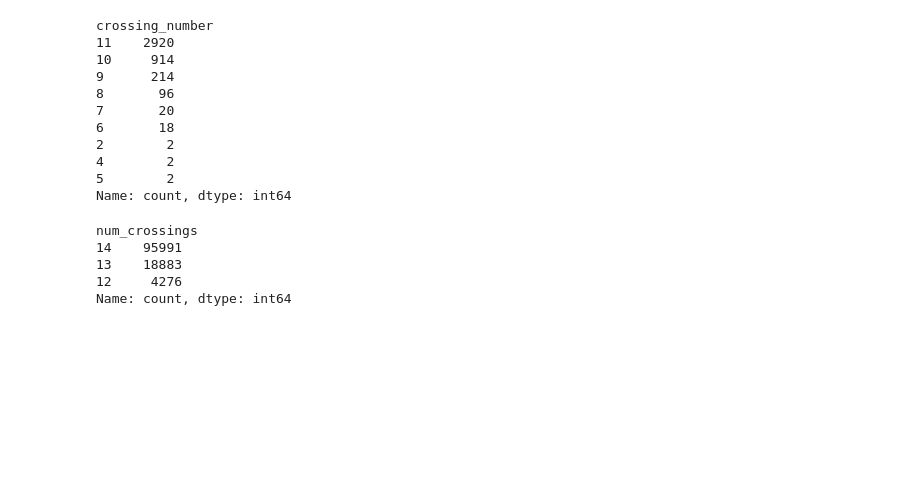
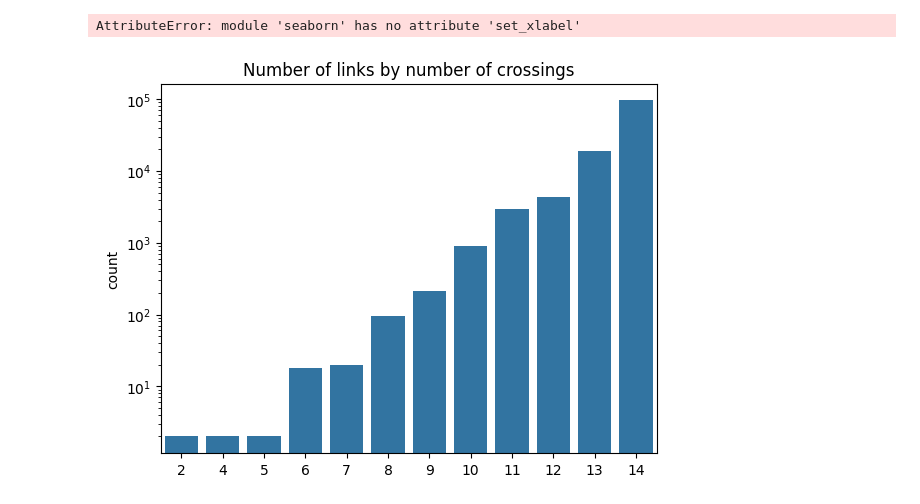
Before and after one commit to seohyeonlee2020/computational-ribbon-search, a Jupyter notebook: exploration/num_crossings_ribbons.ipynb, the cells around one changed output. Cells and saved outputs as stored; diff of their text form; code cells hidden in the pictures; blank space fills up the shorter version.

```diff
--- a/exploration/num_crossings_ribbons.ipynb
+++ b/exploration/num_crossings_ribbons.ipynb
@@ -13,22 +17,13 @@ df_1214_short = df_1214[['name_unoriented', 'num_crossings']]
 # %%
-linkinfo_short.value_counts('crossing_number')
+low_crossings = linkinfo_short.value_counts('crossing_number')
+higher_crossings = df_1214_short.value_counts('num_crossings')
+links_by_crossings = pd.concat([low_crossings, higher_crossings], axis=0).sort_values()
-# %% [output]
-crossing_number
-11    2920
-10     914
-9      214
-8       96
-7       20
-6       18
-2        2
-4        2
-5        2
-Name: count, dtype: int64
 # %%
-df_1214_short.value_counts('num_crossings')
+sb.barplot(links_by_crossings, log=True)
+plt.title('Number of links by number of crossings')
+plt.xlabel('# crossings')
+plt.ylabel('# links')
+plt.show()
 # %% [output]
-num_crossings
-14    95991
-13    18883
-12     4276
-Name: count, dtype: int64
+AttributeError: module 'seaborn' has no attribute 'set_xlabel'
+[figure, added]
```
Also changed, not shown: parts of 10 cells of this notebook, 9 other files.
